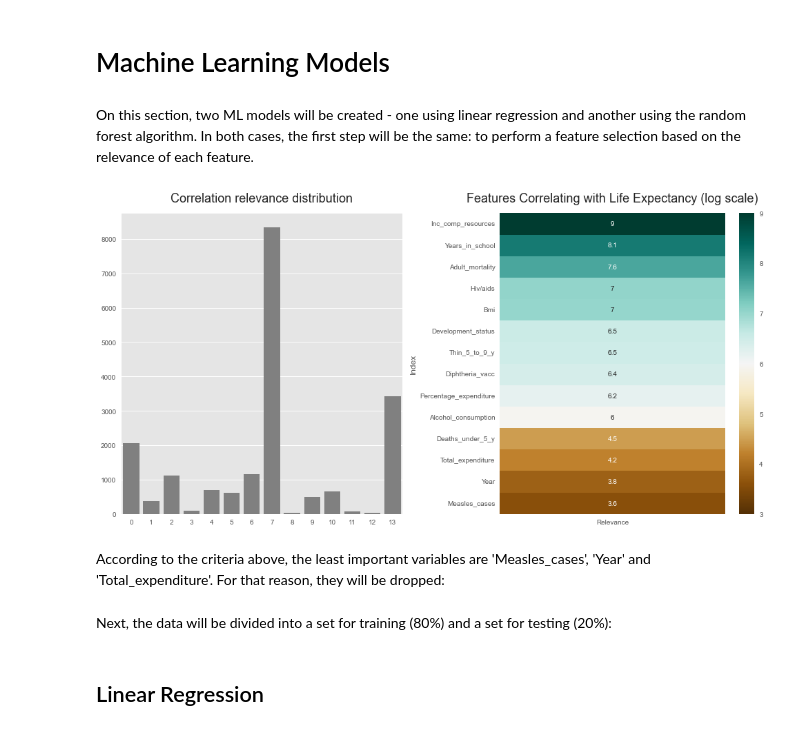
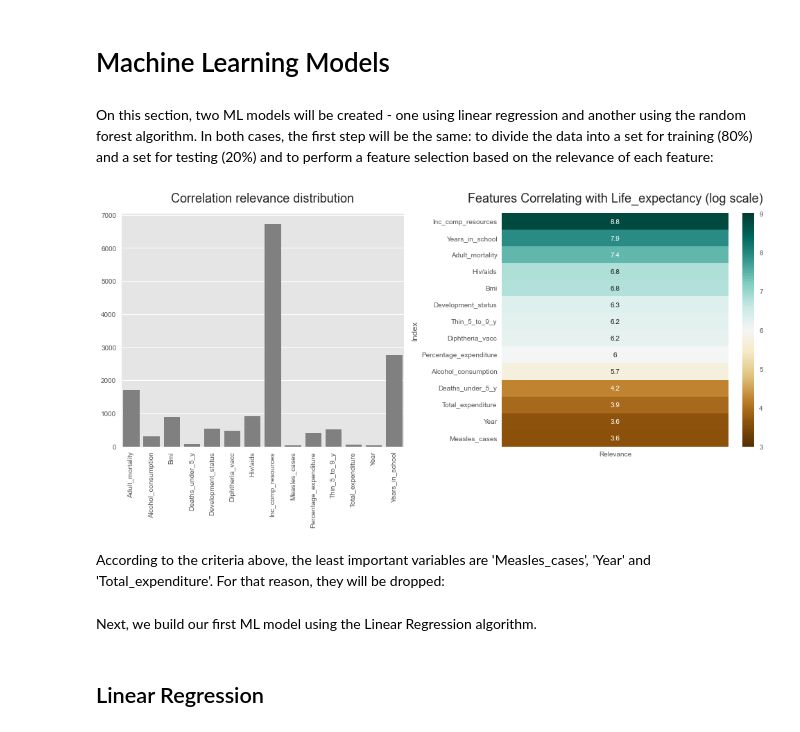
Before and after one commit to leorrib/Py_LifeExpectancy, a Jupyter notebook: main.ipynb, the cells around one changed output. Cells and saved outputs as stored; diff of their text form; code cells hidden in the pictures.

```diff
--- a/main.ipynb
+++ b/main.ipynb
@@ -112,13 +107,9 @@ It is important to highlight that this decision to remove the zeroes was made af
 # %% [markdown]
 Still on the subject of correlation, the relation between the categorical variable 'Development_status' and Life expectancy is depicted by the following graphic:
 # %%
-database = DataExplorer.factorize_var(database, 'Development_status')
-DataExplorer.visualize_target_var(
-    database, 'Life_expectancy',
-    bins = [36, 54, 72, 90], hue = 'Development_status',
-    x_label = 'Life expectancy range', y_label = 'Number of countries',
-    labels = ['Developed', 'Developing']
-)
+database = DataHandler(database).factorize_vars(dp['vars_to_factorize'])
+de = DataExplorer(database)
+de.visualize_target_var(dp["data_vis_hist"])
 # %% [output]
 [figure]
 # %% [markdown]
@@ -166,5 +155,5 @@ Having finished the correlation analysis, it is important to highlight the follo
 # %% [markdown]
 Right now, each of the numerical variables has a different scale, allowing its values to have distinct amplitudes. Normalization will homogenize the data and improve the ML model performance:
 # %%
-cols_to_norm = database.columns.difference(['Country', 'Life_expectancy'])
-scaled_data = DataHandler.min_max_cols(database, cols_to_norm)
+dh = parameters['data_handling']
+scaled_data = DataHandler(database).min_max_cols(dh['cols_to_normalize'])
@@ -181,5 +172,5 @@ Corr coef between Thin_10_to_19_y and Thin_5_to_9_y: 0.9404924043108513
 # %% [markdown]
 The results above show that the columns 'Infant_deaths' and 'Deaths_under_5_y' are strongly correlated. Therefore, in order to avoid overfitting, the first will be removed. For a similar reason, the variables 'Gdp' and 'Polio_vacc' will be dropped. Finally, since the name of a country is irrelevant, the variable 'Country' will also be discarded.
 # %%
-scaled_data = scaled_data.drop(['Infant_deaths', 'Gdp', 'Country', 'Polio_vacc', 'Thin_10_to_19_y'], axis = 1)
+scaled_data = scaled_data.drop(dh['cols_to_drop'], axis = 1)
 # %% [markdown]
@@ -188,15 +179,19 @@ Other columns with a significantly strong correlation are Inc_comp_resource and
 Now that the variables are normalized, have the correct type and the undesired columns were removed, the next step is the creation a ML model.
 # %% [markdown]
 # Machine Learning Models
+# %%
+ml = parameters['machine_learning']
 # %% [markdown]
-On this section, two ML models will be created - one using linear regression and another using the random forest algorithm. In both cases, the first step will be the same: to perform a feature selection based on the relevance of each feature.
+On this section, two ML models will be created - one using linear regression and another using the random forest algorithm. In both cases, the first step will be the same: to divide the data into a set for training (80%) and a set for testing (20%) and to perform a feature selection based on the relevance of each feature:
 # %%
-last_col = len(scaled_data.columns) - 1
-X = scaled_data.iloc[:, 0:last_col]
-Y = scaled_data.iloc[:, last_col]
-FeatureSelector.correlation_analysis(scaled_data, 'Life Expectancy', X, Y)
+X = scaled_data[scaled_data.columns.difference([ml['target_var']])]
+Y = scaled_data[ml['target_var']]
+ds = DataSplit(ml['df_train_size'])
+(X_train, X_test, Y_train, Y_test) = ds.train_test_split(X, Y)
+fs = FeatureSelector(ml['target_var'], X_train, Y_train)
+fs.correlation_analysis_KBest(log_scale = True)
 # %% [output]
-[figure, old version]
+[figure, new version]
 # %% [markdown]
 According to the criteria above, the least important variables are 'Measles_cases', 'Year' and 'Total_expenditure'. For that reason, they will be dropped:
 # %%
@@ -204,2 +200,0 @@ X = X.drop(['Year', 'Measles_cases', 'Total_expenditure'], axis = 1)
-# %% [markdown]
-Next, the data will be divided into a set for training (80%) and a set for testing (20%):
@@ -208,2 +201,4 @@ X_train, X_test, Y_train, Y_test = DataSplit.train_test_split(X, Y, 0.2)
+# %% [markdown]
+Next, we build our first ML model using the Linear Regression algorithm.
 # %% [markdown]
 ## Linear Regression
```
Also changed, not shown: parts of 47 cells of this notebook, 12 other files.
